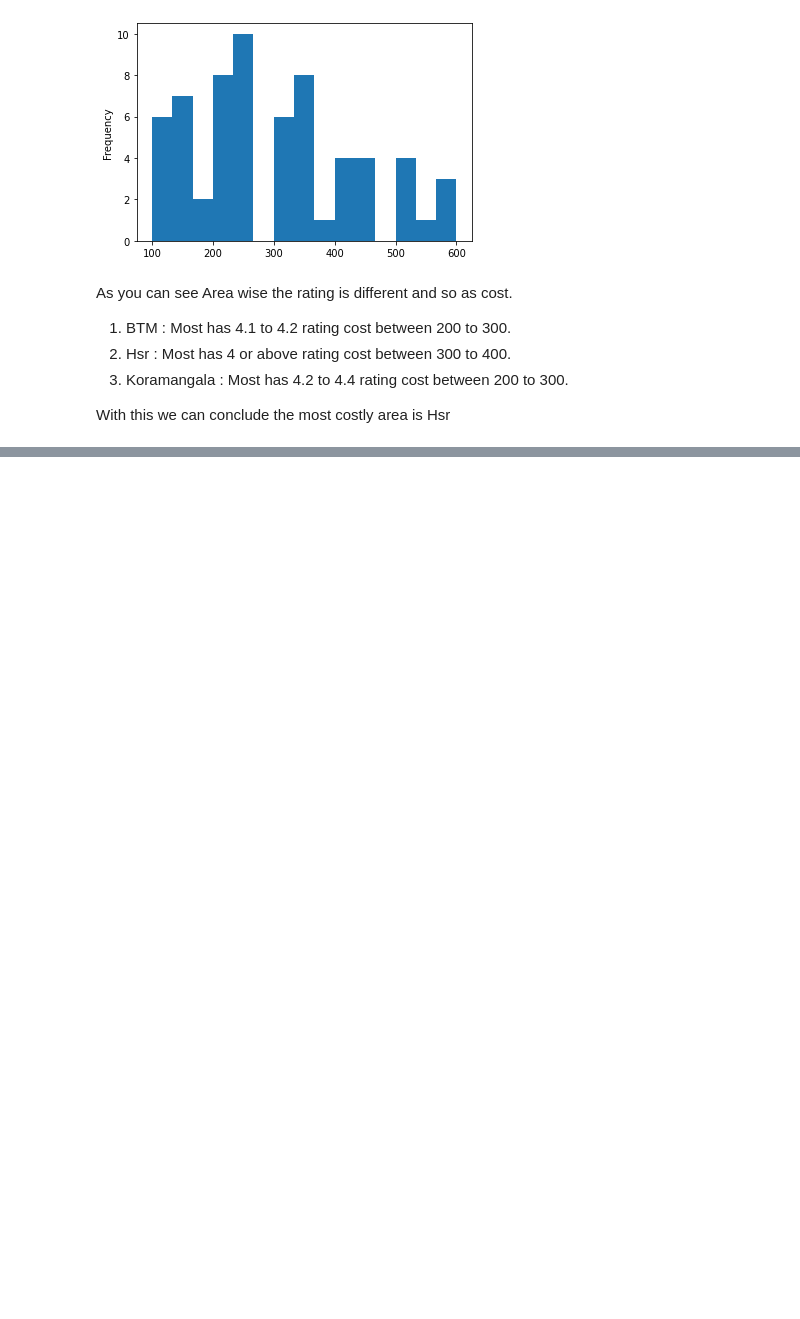
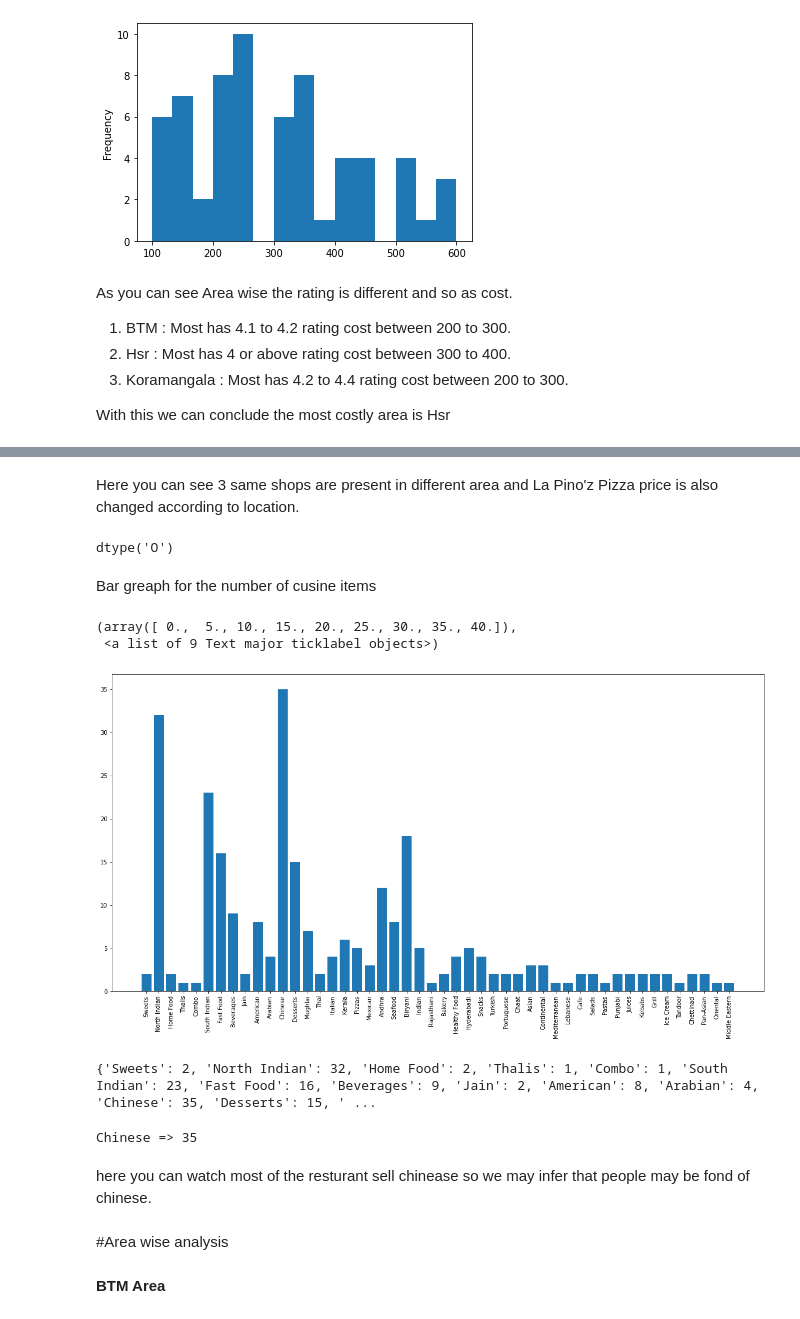
Before and after one commit to SayamAlt/Amazon-Sales-Data-Analysis, a Jupyter notebook: Swiggy Data Analysis.ipynb, the cells around one changed output, grey strips where cells are left out. Cells and saved outputs as stored; diff of their text form; code cells hidden in the pictures; blank space fills up the shorter version.

```diff
--- a/Swiggy Data Analysis.ipynb
+++ b/Swiggy Data Analysis.ipynb
@@ -318,0 +321,22 @@ With this we can conclude the most costly area is Hsr
+# %%
+from collections import Counter
+freq= {}
+for i in swiggy_data['Cuisine'].unique():
+  #print(type(i))
+  #print(i)
+  a=i.split(',')
+ # print(a)
+  for p in a:
+    free=p.lstrip(' ')
+    if free in freq:
+      freq[free]+=1
+    else:
+      freq[free]=1
+
+print(freq)
+  #new=Counter(a)
+  #print(Counter(a))
+  #d={a:a.count(x) for x in a}
+    #print(x)
+  #print(new)
+print(len(freq))
@@ -318,0 +391,35 @@ With this we can conclude the most costly area is Hsr
+# %% [markdown]
+Here you can see 3 same shops are present in different area and La Pino'z Pizza price is also changed according to location.
+# %%
+list_of_cusine.dtype
+# %% [output]
+dtype('O')
+# %% [markdown]
+Bar greaph for the number of cusine items
+# %%
+keys = freq.keys()
+values = freq.values()
+plt.figure(figsize=(20,10))
+plt.bar(keys,values)
+plt.xticks(rotation='vertical')
+plt.yticks()
+# %% [output]
+(array([ 0.,  5., 10., 15., 20., 25., 30., 35., 40.]),
+ <a list of 9 Text major ticklabel objects>)
+[figure, added]
+# %%
+print(freq)
+# %% [output]
+{'Sweets': 2, 'North Indian': 32, 'Home Food': 2, 'Thalis': 1, 'Combo': 1, 'South Indian': 23, 'Fast Food': 16, 'Beverages': 9, 'Jain': 2, 'American': 8, 'Arabian': 4, 'Chinese': 35, 'Desserts': 15, ' ...
+# %%
+
+Keymax = max(zip(freq.values(), freq.keys()))[1]
+print(Keymax, "=>", freq[Keymax])
+# %% [output]
+Chinese => 35
+# %% [markdown]
+here you can watch most of the resturant sell chinease so we may infer that people may be fond of chinese.
+# %% [markdown]
+#Area wise analysis
+# %% [markdown]
+**BTM Area**
```
Also changed, not shown: parts of 28 cells of this notebook.
